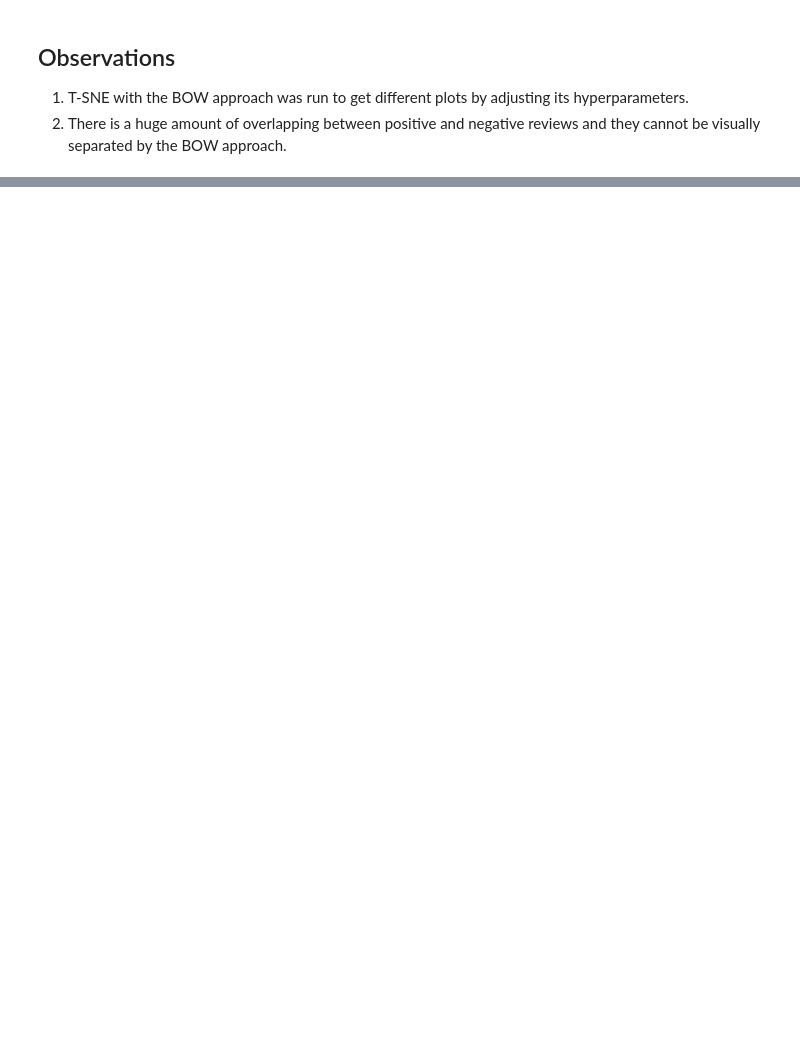
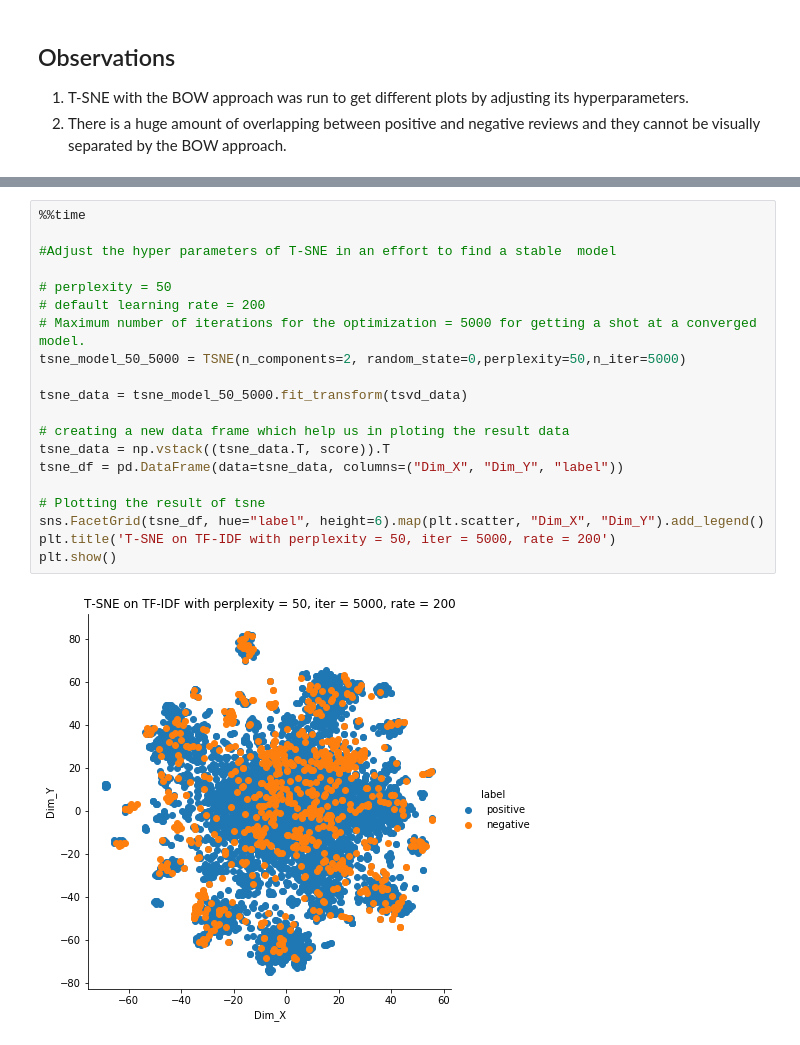
Before and after one commit to jazzykochar/amazon-fine-food-reviews, a Jupyter notebook: amazon-fine-food-reviews-t-sne.ipynb, the cells around one changed output, grey strips where cells are left out. Drawn from its saved outputs; the diff is of its cells as text; blank space fills up the shorter version.

```diff
--- a/amazon-fine-food-reviews-t-sne.ipynb
+++ b/amazon-fine-food-reviews-t-sne.ipynb
@@ -465,0 +531,22 @@ plt.show()
+# %%
+%%time
+
+#Adjust the hyper parameters of T-SNE in an effort to find a stable  model
+
+# perplexity = 50
+# default learning rate = 200
+# Maximum number of iterations for the optimization = 5000 for getting a shot at a converged model.
+tsne_model_50_5000 = TSNE(n_components=2, random_state=0,perplexity=50,n_iter=5000)
+
+tsne_data = tsne_model_50_5000.fit_transform(tsvd_data)
+
+# creating a new data frame which help us in ploting the result data
+tsne_data = np.vstack((tsne_data.T, score)).T
+tsne_df = pd.DataFrame(data=tsne_data, columns=("Dim_X", "Dim_Y", "label"))
+
+# Plotting the result of tsne
+sns.FacetGrid(tsne_df, hue="label", height=6).map(plt.scatter, "Dim_X", "Dim_Y").add_legend()
+plt.title('T-SNE on TF-IDF with perplexity = 50, iter = 5000, rate = 200')
+plt.show()
+# %% [output]
+[figure, added]
```
Also changed, not shown: parts of 30 cells of this notebook.
